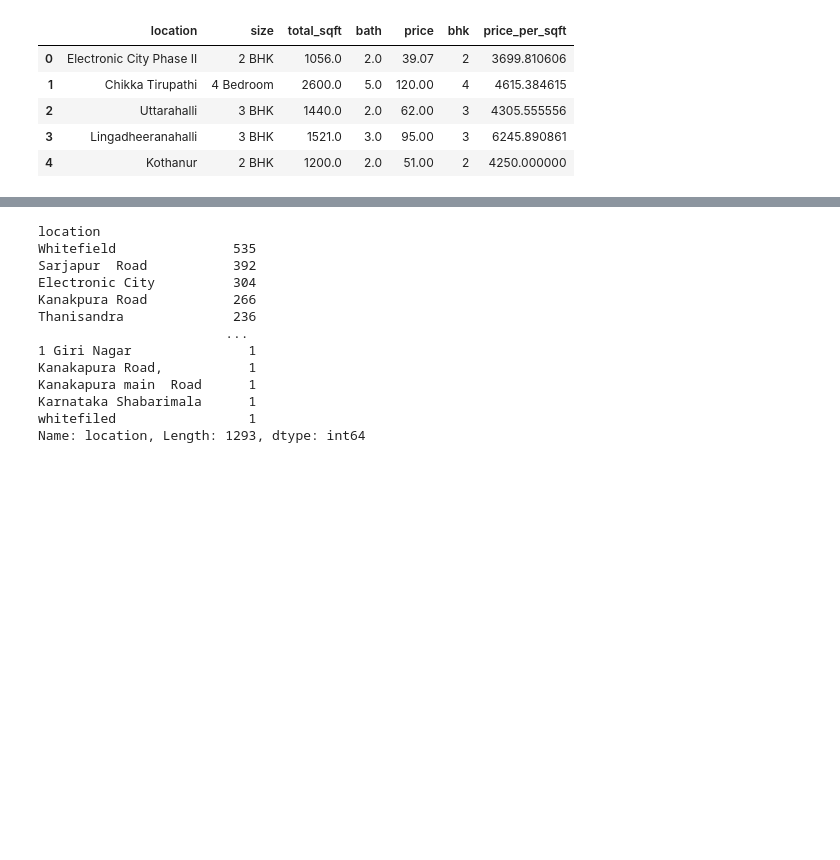
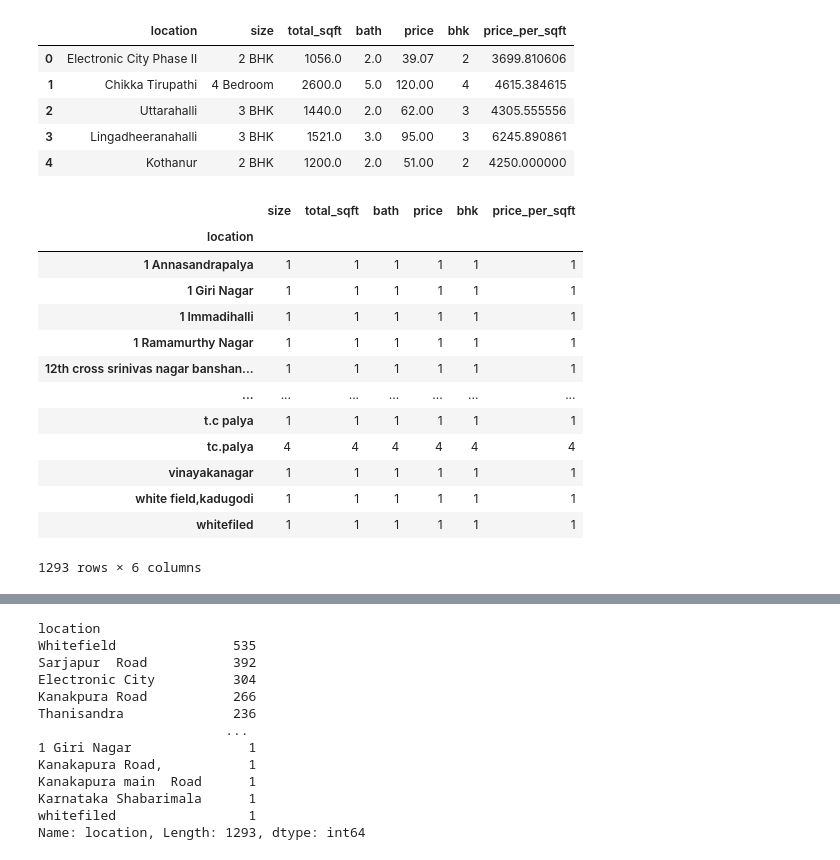
Before and after one commit to Pratham14012004/realEstate, a Jupyter notebook: Model/basic.ipynb, the cells around one changed output, grey strips where cells are left out. Saved outputs shown, nothing was run; the diff lists cells and outputs as text; code cells hidden in the pictures; blank space fills up the shorter version.

```diff
--- a/Model/basic.ipynb
+++ b/Model/basic.ipynb
@@ -187,3 +213,20 @@ df5.head()
 | 2 | Uttarahalli | 3 BHK | 1440.0 | 2.0 | 62.00 | 3 | 4305.555556 |
 | 3 | Lingadheeranahalli | 3 BHK | 1521.0 | 3.0 | 95.00 | 3 | 6245.890861 |
 | 4 | Kothanur | 2 BHK | 1200.0 | 2.0 | 51.00 | 2 | 4250.000000 |
+# %%
+df5.groupby('location').agg('count')
+# %% [output]
+|  | size | total_sqft | bath | price | bhk | price_per_sqft |
+| location |  |  |  |  |  |  |
+| 1 Annasandrapalya | 1 | 1 | 1 | 1 | 1 | 1 |
+| 1 Giri Nagar | 1 | 1 | 1 | 1 | 1 | 1 |
+| 1 Immadihalli | 1 | 1 | 1 | 1 | 1 | 1 |
+| 1 Ramamurthy Nagar | 1 | 1 | 1 | 1 | 1 | 1 |
+| 12th cross srinivas nagar banshan... | 1 | 1 | 1 | 1 | 1 | 1 |
+| ... | ... | ... | ... | ... | ... | ... |
+| t.c palya | 1 | 1 | 1 | 1 | 1 | 1 |
+| tc.palya | 4 | 4 | 4 | 4 | 4 | 4 |
+| vinayakanagar | 1 | 1 | 1 | 1 | 1 | 1 |
+| white field,kadugodi | 1 | 1 | 1 | 1 | 1 | 1 |
+| whitefiled | 1 | 1 | 1 | 1 | 1 | 1 |
+1293 rows × 6 columns
```
Also changed, not shown: parts of 21 cells of this notebook, 3 other files.
